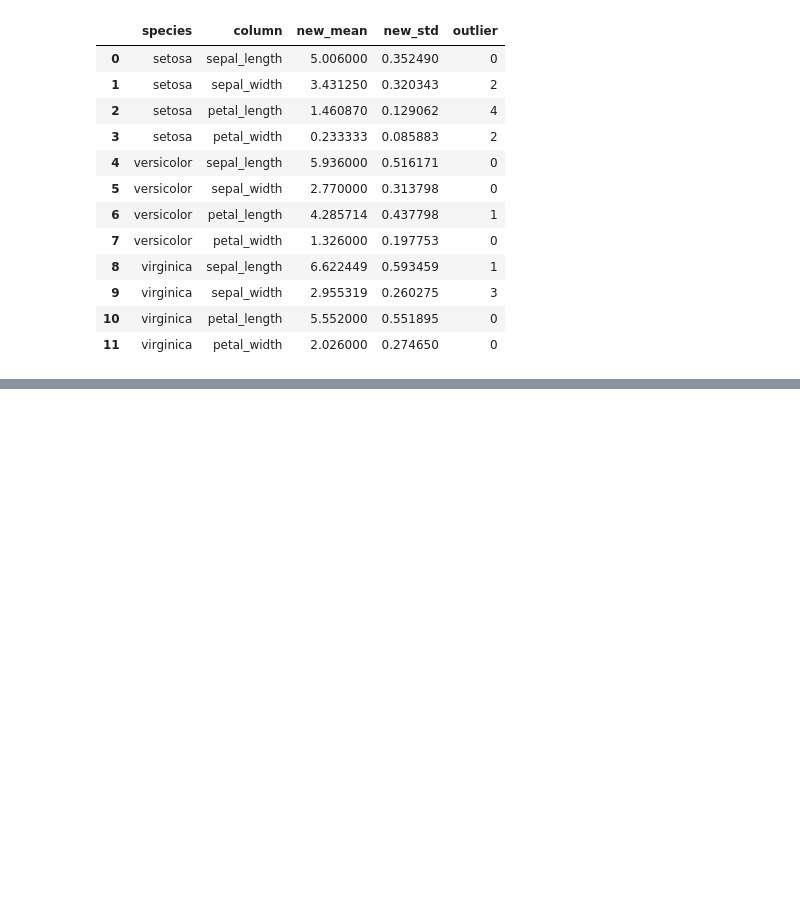
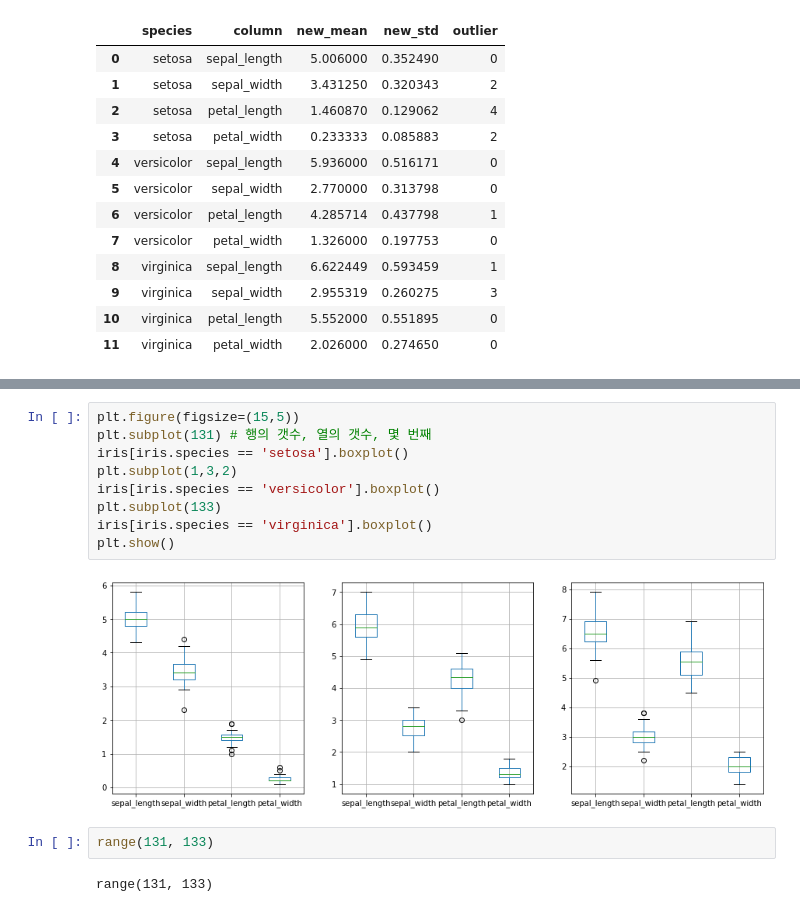
Before and after one commit to 1unasy/MachineLearning-2021-12, a Jupyter notebook: 00.데이터분석/23.Pandas연습문제_1224실습.ipynb, the cells around one changed output, grey strips where cells are left out. Cells and saved outputs as stored; diff of their text form; blank space fills up the shorter version.

```diff
--- a/00.데이터분석/23.Pandas연습문제_1224실습.ipynb
+++ b/00.데이터분석/23.Pandas연습문제_1224실습.ipynb
@@ -139,0 +142,15 @@ df
+# %%
+plt.figure(figsize=(15,5))
+plt.subplot(131) # 행의 갯수, 열의 갯수, 몇 번째
+iris[iris.species == 'setosa'].boxplot()
+plt.subplot(1,3,2)
+iris[iris.species == 'versicolor'].boxplot()
+plt.subplot(133)
+iris[iris.species == 'virginica'].boxplot()
+plt.show()
+# %% [output]
+[figure, added]
+# %%
+range(131, 133)
+# %% [output]
+range(131, 133)
```
Also changed, not shown: parts of 36 cells of this notebook.
